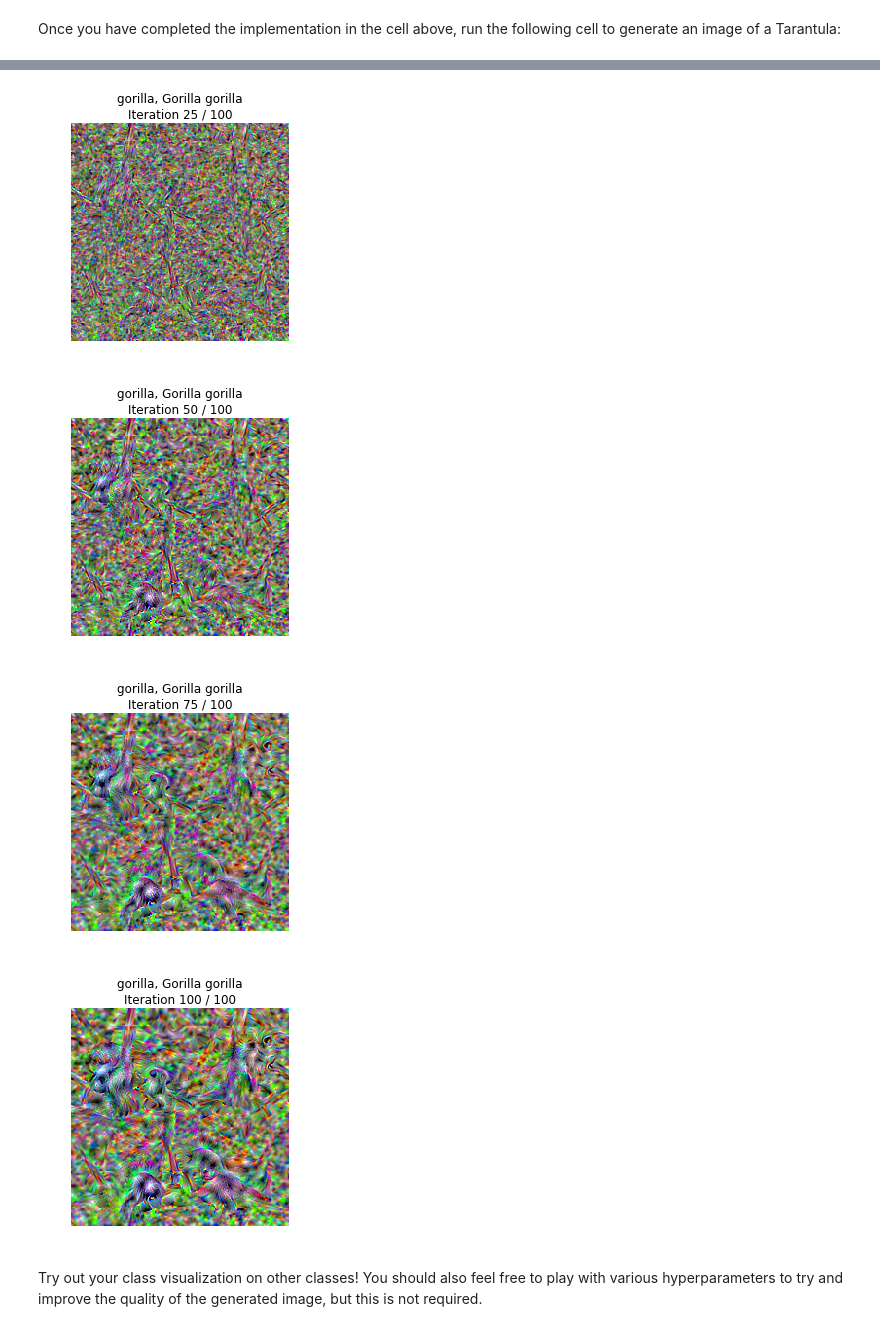
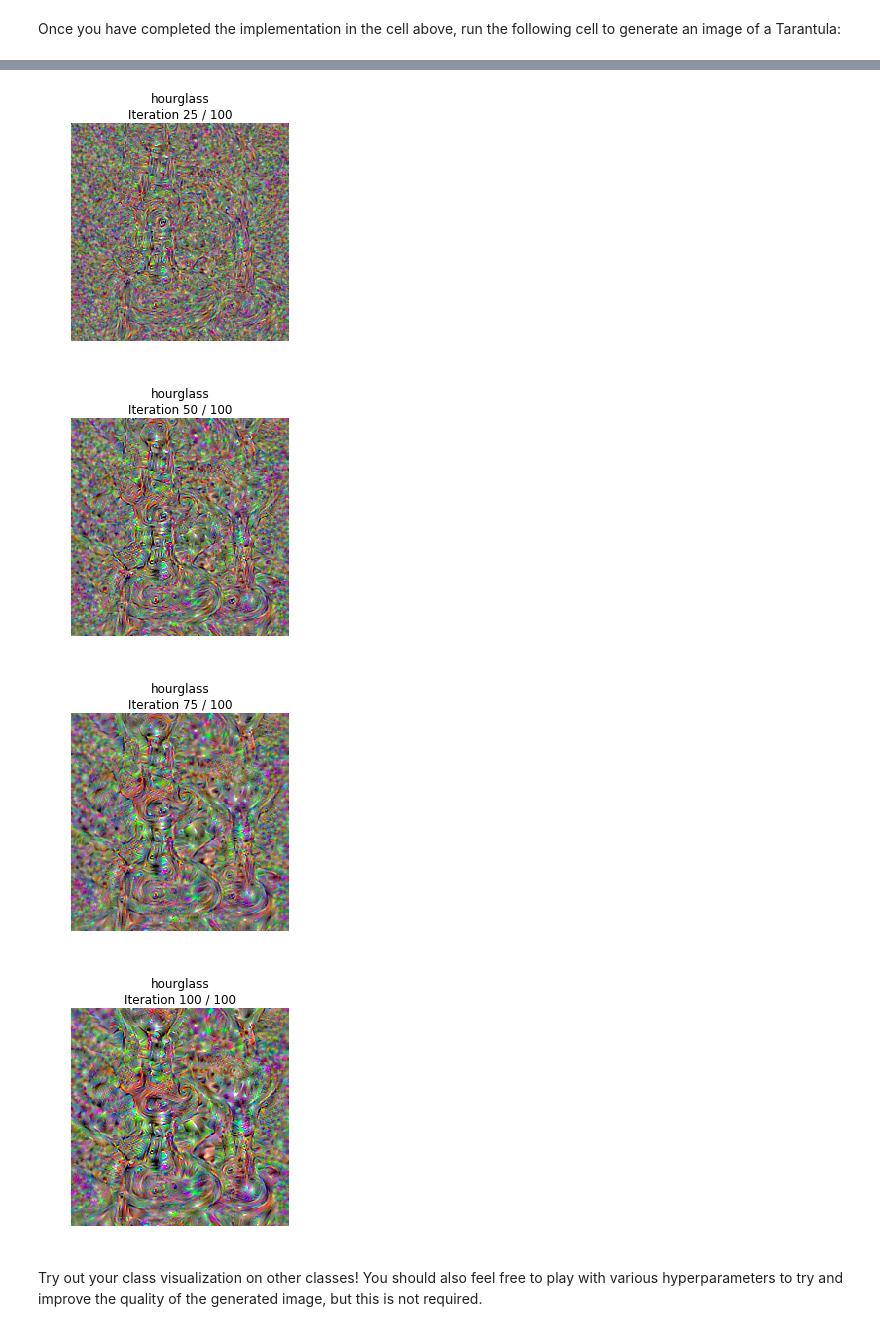
Before and after one commit to laisimiao/cs231n-Spring2019-assignment, a Jupyter notebook: assignment3/NetworkVisualization-PyTorch.ipynb, the cells around one changed output, grey strips where cells are left out. Drawn from its saved outputs; the diff is of its cells as text; code cells hidden in the pictures.

```diff
--- a/assignment3/NetworkVisualization-PyTorch.ipynb
+++ b/assignment3/NetworkVisualization-PyTorch.ipynb
@@ -289,7 +294,8 @@ def make_fooling_image(X, target_y, model):
 # %% [markdown]
 Run the following cell to generate a fooling image. You should ideally see at first glance no major difference between the original and fooling images, and the network should now make an incorrect prediction on the fooling one. However you should see a bit of random noise if you look at the 10x magnified difference between the original and fooling images. Feel free to change the `idx` variable to explore other images.
 # %%
-idx = 1
+# idx = 1
+idx = 2
 target_y = 6  # stingray
 
 X_tensor = torch.cat([preprocess(Image.fromarray(x)) for x in X], dim=0)
@@ -390,7 +396,7 @@ def create_class_visualization(target_y, model, dtype, **kwargs):
     - learning_rate: How big of a step to take
     - num_iterations: How many iterations to use
     - blur_every: How often to blur the image as an implicit regularizer
-    - max_jitter: How much to gjitter the image as an implicit regularizer
+    - max_jitter: How much to jitter the image as an implicit regularizer
     - show_every: How often to show the intermediate result
     """
     model.type(dtype)
@@ -422,7 +428,7 @@ def create_class_visualization(target_y, model, dtype, **kwargs):
         target_scores = scores[:, target_y]
         target_scores.backward()
         dX = img.grad.data + 2 *l2_reg * img.data
-        img.data += learning_rate * dX / torch.norm(dX)
+        img.data += learning_rate * dX / torch.norm(dX) # 比之前就多了个正则项
         img.grad.zero_()
 
         # *****END OF YOUR CODE (DO NOT DELETE/MODIFY THIS LINE)*****
@@ -458,11 +464,11 @@ Once you have completed the implementation in the cell above, run the following
 dtype = torch.cuda.FloatTensor # Uncomment this to use GPU
 model.type(dtype)
 
-# target_y = 76 # Tarantula
-# target_y = 78 # Tick
-# target_y = 187 # Yorkshire Terrier
-# target_y = 683 # Oboe
-target_y = 366 # Gorilla
-# target_y = 604 # Hourglass
+# target_y = 76 # Tarantula　狼蛛
+# target_y = 78 # Tick　壁虱
+# target_y = 187 # Yorkshire Terrier 约克夏梗犬
+# target_y = 683 # Oboe 双簧管
+# target_y = 366 # Gorilla  大猩猩
+target_y = 604 # Hourglass 沙漏
 out = create_class_visualization(target_y, model, dtype)
 # %% [output]
@@ -470,7 +476,7 @@ out = create_class_visualization(target_y, model, dtype)
-[figure, old version]
+[figure, new version]
-[figure, old version]
+[figure, new version]
-[figure, old version]
+[figure, new version]
-[figure, old version]
+[figure, new version]
 # %% [markdown]
 Try out your class visualization on other classes! You should also feel free to play with various hyperparameters to try and improve the quality of the generated image, but this is not required.
 # %%
```
Also changed, not shown: parts of 10 cells of this notebook, 5 other files.
